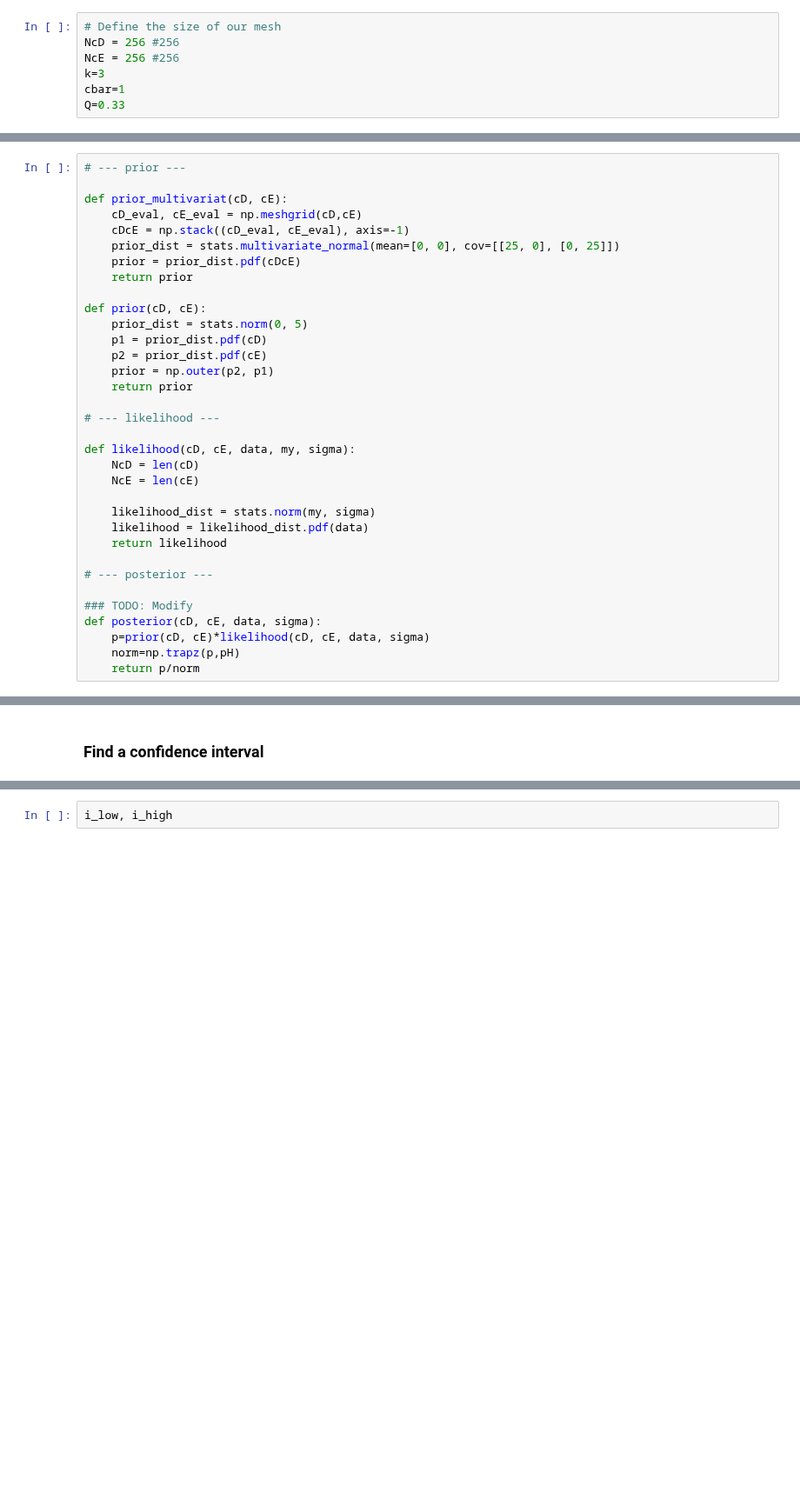
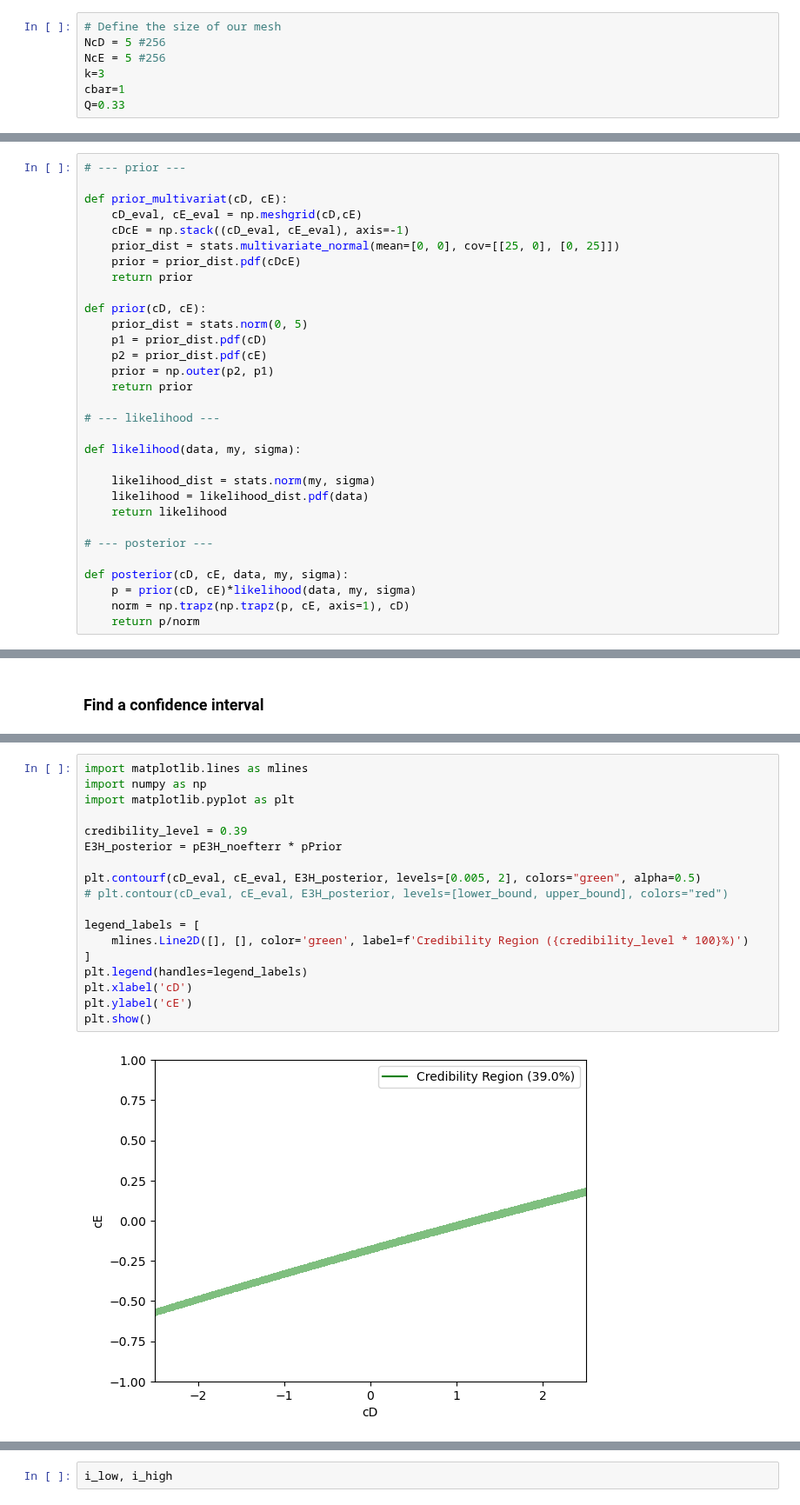
Before and after one commit to stach/lfd-project, a Jupyter notebook: Project1/project1.ipynb, the cells around one changed output, grey strips where cells are left out. Shown at 87% size. Drawn from its saved outputs; the diff is of its cells as text; blank space fills up the shorter version.

```diff
--- a/Project1/project1.ipynb
+++ b/Project1/project1.ipynb
@@ -13,8 +13,8 @@ from scipy import stats
 ### Define necessary constants, expermental data, etc.
 # %%
 # Define the size of our mesh
-NcD = 256 #256
-NcE = 256 #256
+NcD = 5 #256
+NcE = 5 #256
 k=3
 cbar=1
 Q=0.33
@@ -64,9 +64,7 @@ def prior(cD, cE):
 
 # --- likelihood ---
 
-def likelihood(cD, cE, data, my, sigma):
-    NcD = len(cD)
-    NcE = len(cE)
+def likelihood(data, my, sigma):
 
     likelihood_dist = stats.norm(my, sigma)
     likelihood = likelihood_dist.pdf(data)
@@ -74,8 +72,7 @@ def likelihood(cD, cE, data, my, sigma):
 
 # --- posterior ---
 
-### TODO: Modify
-def posterior(cD, cE, data, sigma):
-    p=prior(cD, cE)*likelihood(cD, cE, data, sigma)
-    norm=np.trapz(p,pH)
+def posterior(cD, cE, data, my, sigma):
+    p = prior(cD, cE)*likelihood(data, my, sigma)
+    norm = np.trapz(np.trapz(p, cE, axis=1), cD)
     return p/norm
@@ -122,0 +115,20 @@ my_E3H_theo
+# %%
+import matplotlib.lines as mlines
+import numpy as np
+import matplotlib.pyplot as plt
+
+credibility_level = 0.39
+E3H_posterior = pE3H_noefterr * pPrior
+
+plt.contourf(cD_eval, cE_eval, E3H_posterior, levels=[0.005, 2], colors="green", alpha=0.5)
+# plt.contour(cD_eval, cE_eval, E3H_posterior, levels=[lower_bound, upper_bound], colors="red")
+
+legend_labels = [
+    mlines.Line2D([], [], color='green', label=f'Credibility Region ({credibility_level * 100}%)')
+]
+plt.legend(handles=legend_labels)
+plt.xlabel('cD')
+plt.ylabel('cE')
+plt.show()
+# %% [output]
+[figure, added]
```
Also changed, not shown: parts of 12 cells of this notebook.
